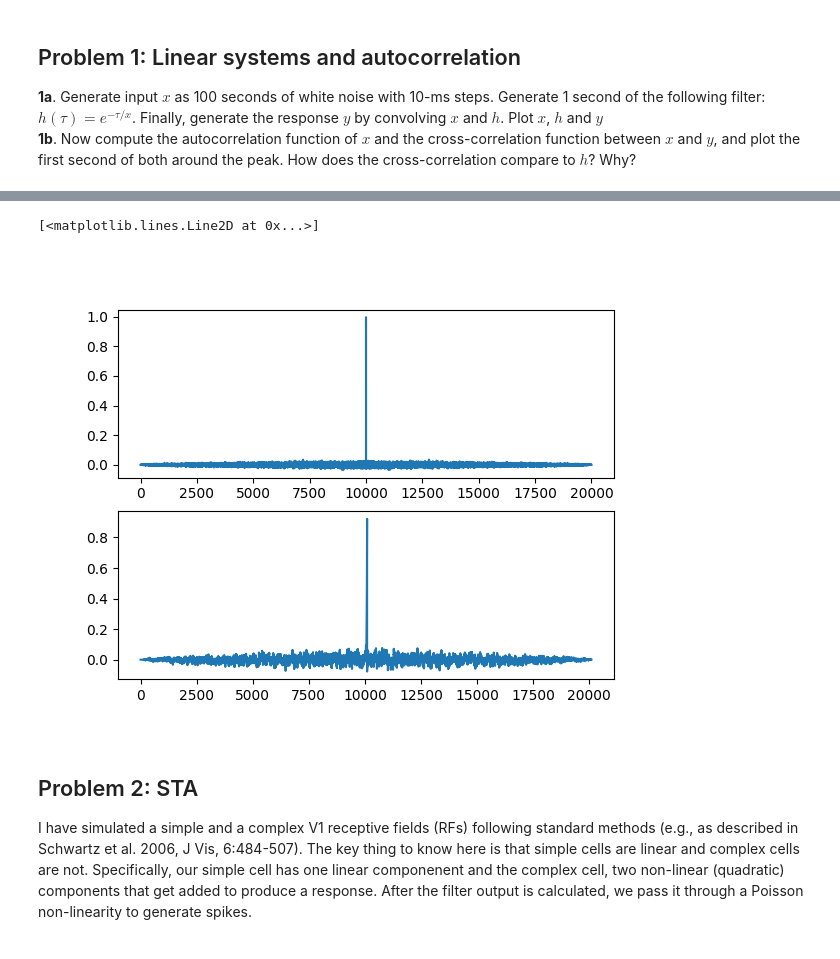
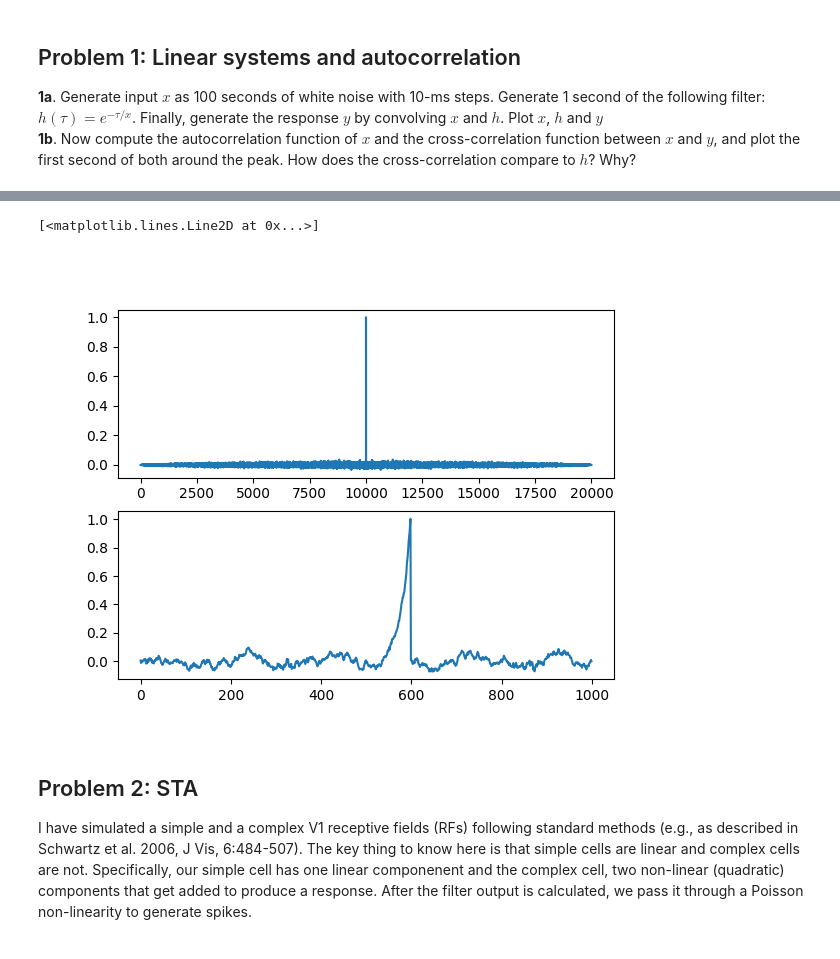
Before and after one commit to dbasrai/nuin443, a Jupyter notebook: problemSets/NUIN443_ps2_SystId-diya.ipynb, the cells around one changed output, grey strips where cells are left out. Drawn from its saved outputs; the diff is of its cells as text; code cells hidden in the pictures.

```diff
--- a/problemSets/NUIN443_ps2_SystId-diya.ipynb
+++ b/problemSets/NUIN443_ps2_SystId-diya.ipynb
@@ -40,14 +40,14 @@ ax[2].plot(y)
 # %%
 # 1b. Compute and the autocorrelation of x and the cross-correlation between x and y
 auto = np.correlate(X,X, mode='full') / X.shape[0]
 fig2, ax2 = plt.subplots(nrows=2)
 ax2[0].plot(auto)
 
 cross = np.correlate(X,y, mode='full') / X.shape[0]
-ax2[1].plot(cross)
+ax2[1].plot(cross[9500:10500])
 # %% [output]
 [<matplotlib.lines.Line2D at 0x...>]
-[figure, old version]
+[figure, new version]
 # %%
 # 1b. How does the cross-correlation compare to h? Why? (answer as a comment)
 
```
Also changed, not shown: parts of 5 cells of this notebook.
